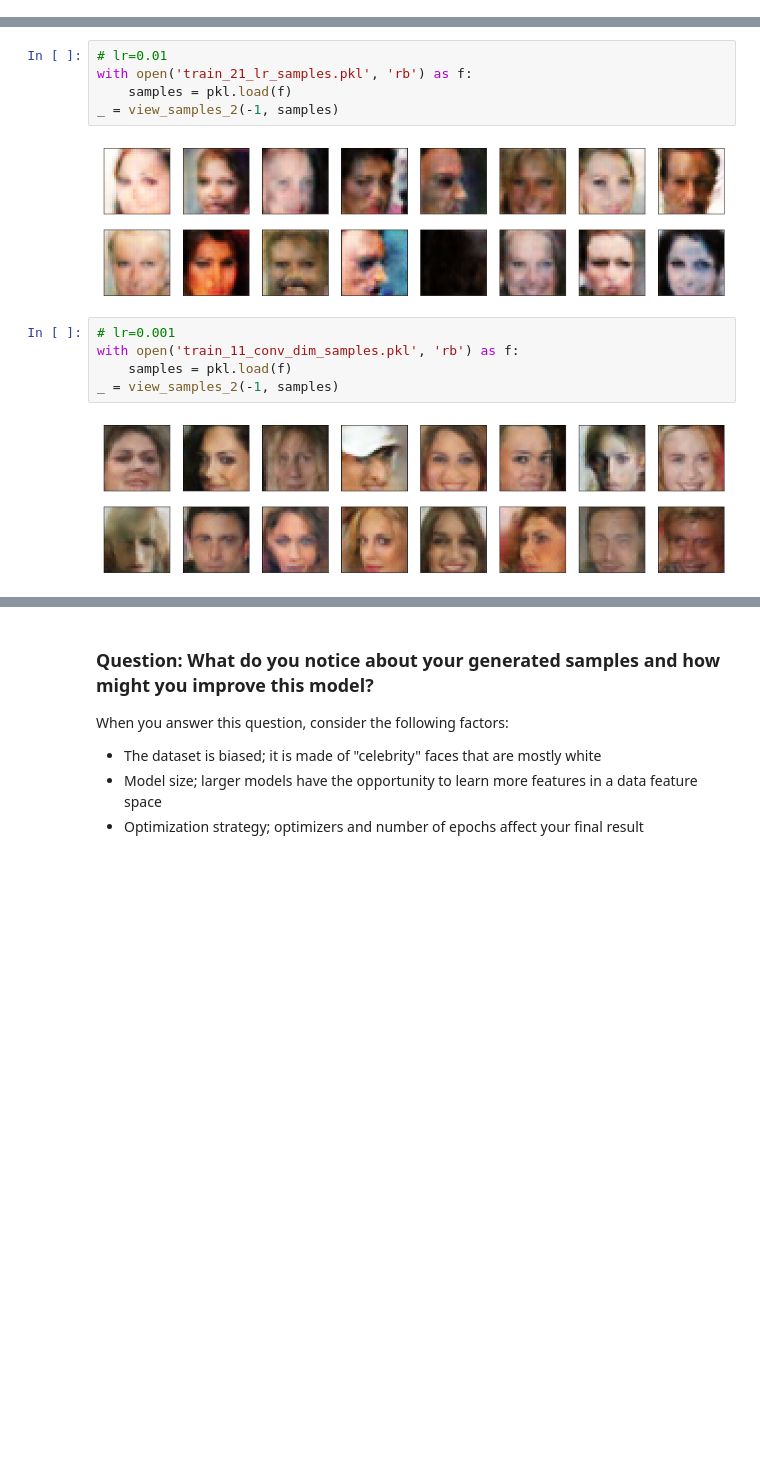
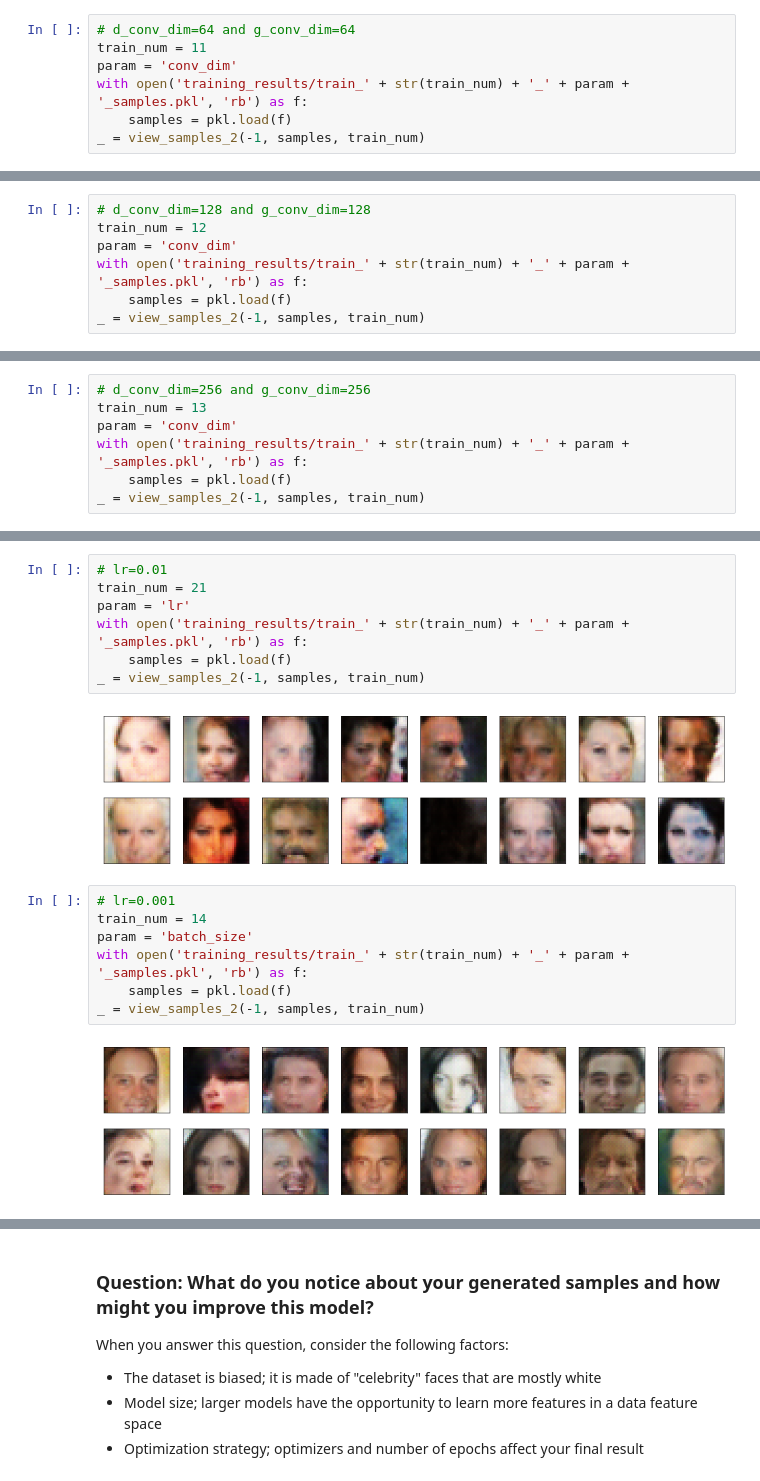
Before and after one commit to ddhartma/Face-Generation-with-DCGANs, a Jupyter notebook: dlnd_face_generation.ipynb, the cells around one changed output, grey strips where cells are left out. Saved outputs shown, nothing was run; the diff lists cells and outputs as text; blank space fills up the shorter version.

```diff
--- a/dlnd_face_generation.ipynb
+++ b/dlnd_face_generation.ipynb
@@ -807,0 +1087,7 @@ def view_samples_2(epoch, samples):
+# %%
+# d_conv_dim=64 and g_conv_dim=64
+train_num = 11
+param = 'conv_dim'
+with open('training_results/train_' + str(train_num) + '_' + param + '_samples.pkl', 'rb') as f:
+    samples = pkl.load(f)
+_ = view_samples_2(-1, samples, train_num)
@@ -807,0 +1096,7 @@ def view_samples_2(epoch, samples):
+# %%
+# d_conv_dim=128 and g_conv_dim=128
+train_num = 12
+param = 'conv_dim'
+with open('training_results/train_' + str(train_num) + '_' + param + '_samples.pkl', 'rb') as f:
+    samples = pkl.load(f)
+_ = view_samples_2(-1, samples, train_num)
@@ -807,0 +1105,7 @@ def view_samples_2(epoch, samples):
+# %%
+# d_conv_dim=256 and g_conv_dim=256
+train_num = 13
+param = 'conv_dim'
+with open('training_results/train_' + str(train_num) + '_' + param + '_samples.pkl', 'rb') as f:
+    samples = pkl.load(f)
+_ = view_samples_2(-1, samples, train_num)
@@ -808,16 +1141,20 @@ def view_samples_2(epoch, samples):
 # %%
 # lr=0.01
-with open('train_21_lr_samples.pkl', 'rb') as f:
+train_num = 21
+param = 'lr'
+with open('training_results/train_' + str(train_num) + '_' + param + '_samples.pkl', 'rb') as f:
     samples = pkl.load(f)
-_ = view_samples_2(-1, samples)
+_ = view_samples_2(-1, samples, train_num)
 # %% [output]
 [figure]
 # %%
 # lr=0.001
-with open('train_11_conv_dim_samples.pkl', 'rb') as f:
+train_num = 14
+param = 'batch_size'
+with open('training_results/train_' + str(train_num) + '_' + param + '_samples.pkl', 'rb') as f:
     samples = pkl.load(f)
-_ = view_samples_2(-1, samples)
+_ = view_samples_2(-1, samples, train_num)
 # %% [output]
-[figure, old version]
+[figure, new version]
 # %%
 # lr=0.0001
```
Also changed, not shown: parts of 51 cells of this notebook.
